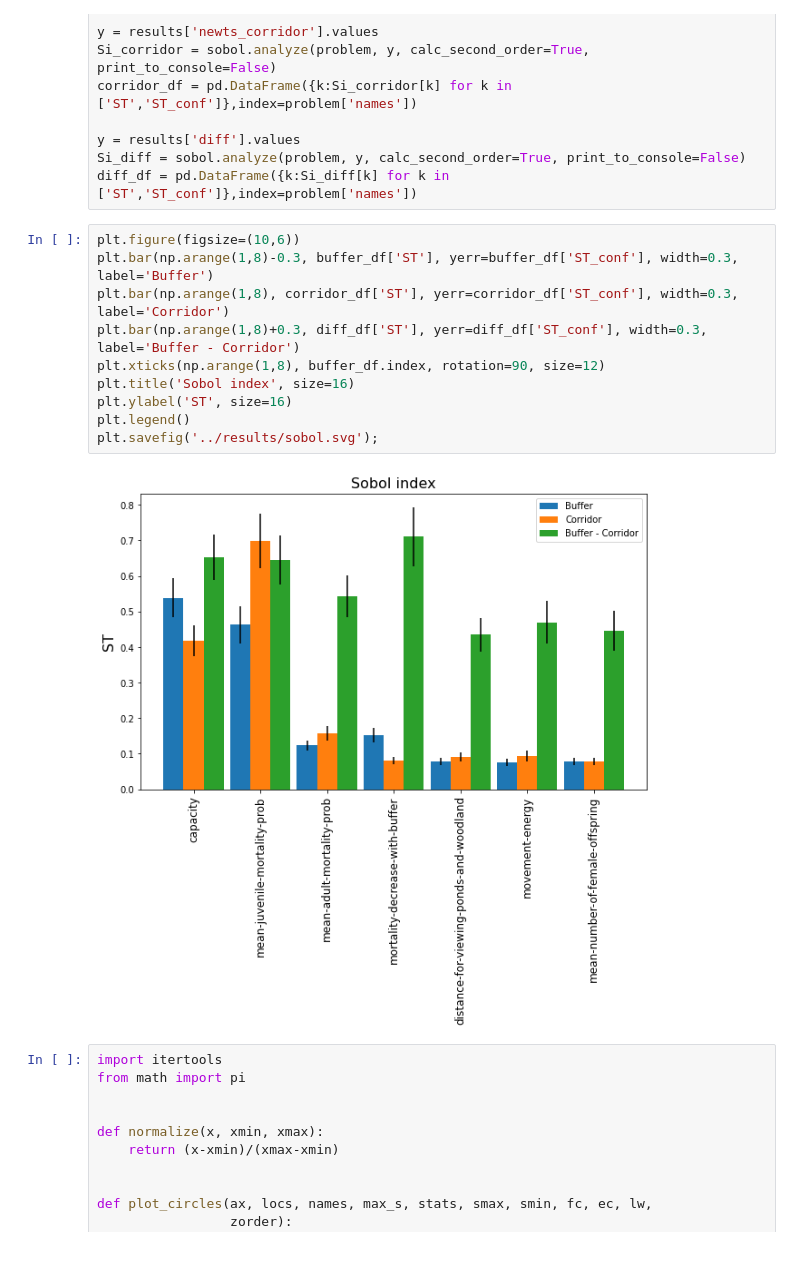
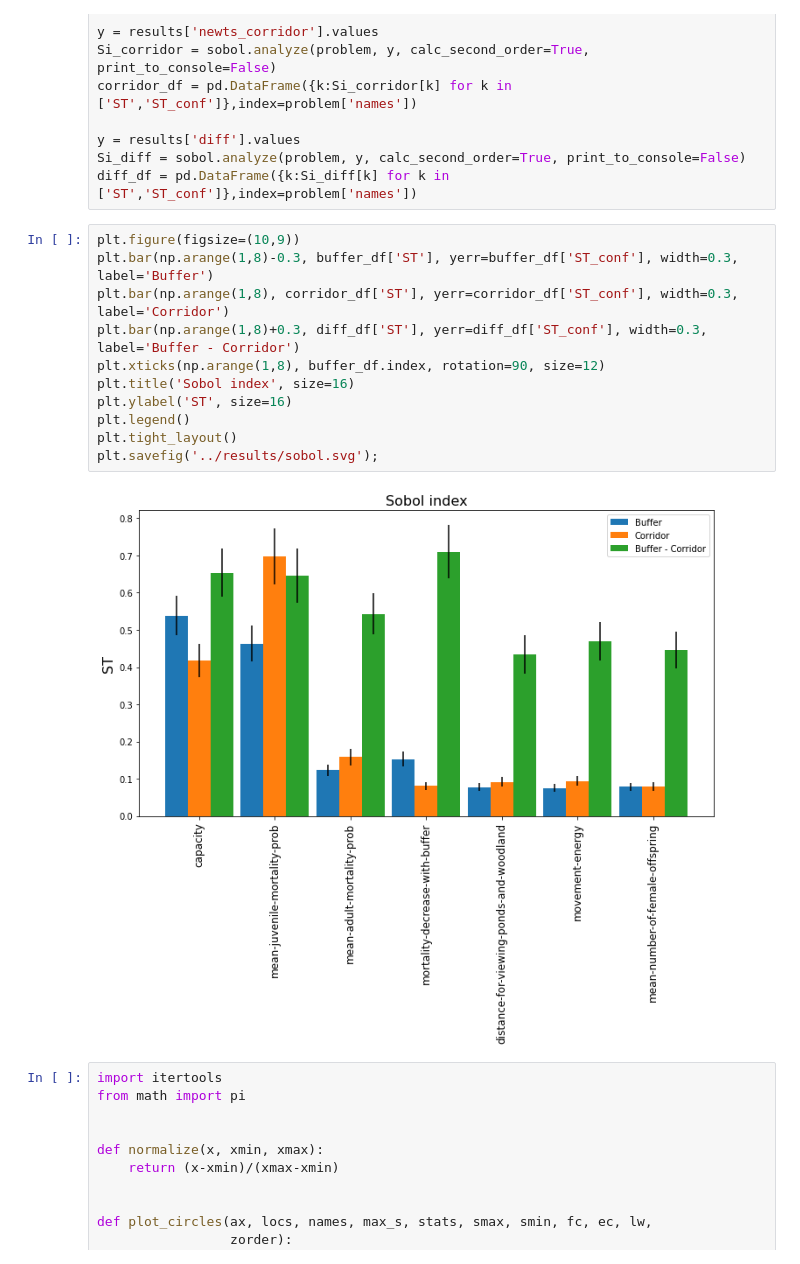
Before and after one commit to FelixNoessler/Buffers-or-corridors-for-great-crested-newts, a Jupyter notebook: model analysis/sensitivity_analysis/16384runs_7parameter/scripts/sensitivity.ipynb, the cells around one changed output. Cells and saved outputs as stored; diff of their text form.

```diff
--- a/model analysis/sensitivity_analysis/16384runs_7parameter/scripts/sensitivity.ipynb
+++ b/model analysis/sensitivity_analysis/16384runs_7parameter/scripts/sensitivity.ipynb
@@ -137,17 +138,18 @@ y = results['diff'].values
 Si_diff = sobol.analyze(problem, y, calc_second_order=True, print_to_console=False)
 diff_df = pd.DataFrame({k:Si_diff[k] for k in ['ST','ST_conf']},index=problem['names'])
 # %%
-plt.figure(figsize=(10,6))
+plt.figure(figsize=(10,9))
 plt.bar(np.arange(1,8)-0.3, buffer_df['ST'], yerr=buffer_df['ST_conf'], width=0.3, label='Buffer')
 plt.bar(np.arange(1,8), corridor_df['ST'], yerr=corridor_df['ST_conf'], width=0.3, label='Corridor')
 plt.bar(np.arange(1,8)+0.3, diff_df['ST'], yerr=diff_df['ST_conf'], width=0.3, label='Buffer - Corridor')
 plt.xticks(np.arange(1,8), buffer_df.index, rotation=90, size=12)
 plt.title('Sobol index', size=16)
 plt.ylabel('ST', size=16)
 plt.legend()
+plt.tight_layout()
 plt.savefig('../results/sobol.svg');
 # %% [output]
-[figure, old version]
+[figure, new version]
 # %%
 import itertools
 from math import pi
```
Also changed, not shown: parts of 2 cells of this notebook, 17 other files.
